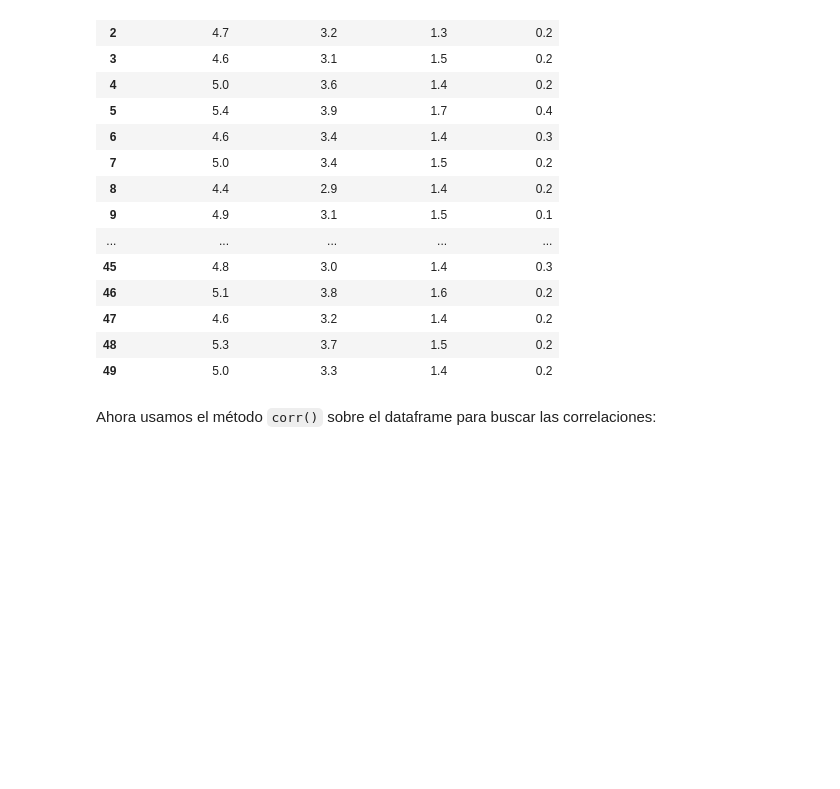
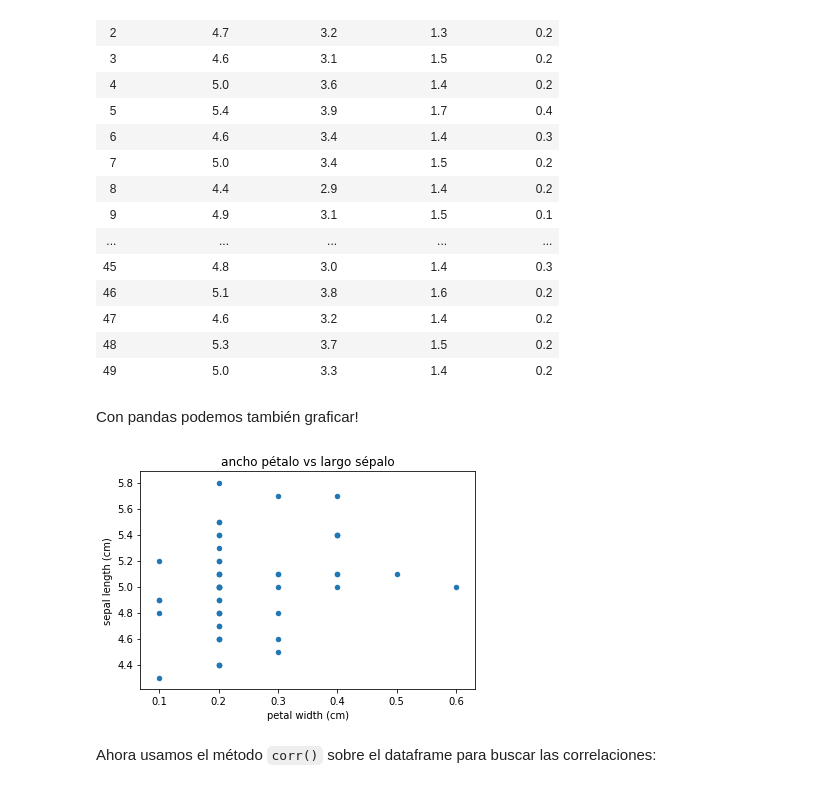
Before and after one commit to IIC2413/Syllabus-2020-2, a Jupyter notebook: Notebooks/DataScience/Correlacion_Regresion.ipynb, the cells around one changed output. Cells and saved outputs as stored; diff of their text form; code cells hidden in the pictures; blank space fills up the shorter version.

```diff
--- a/Notebooks/DataScience/Correlacion_Regresion.ipynb
+++ b/Notebooks/DataScience/Correlacion_Regresion.ipynb
@@ -182,6 +182,14 @@ df_setosa
 | 47 | 4.6 | 3.2 | 1.4 | 0.2 |
 | 48 | 5.3 | 3.7 | 1.5 | 0.2 |
 | 49 | 5.0 | 3.3 | 1.4 | 0.2 |
+# %% [markdown]
+Con pandas podemos también graficar!
+# %%
+df_setosa.plot.scatter(x='petal width (cm)', y='sepal length (cm)', title= "ancho pétalo vs largo sépalo");
+
+plt.show(block=True);
+# %% [output]
+[figure, added]
 # %% [markdown]
 Ahora usamos el método `corr()` sobre el dataframe para buscar las correlaciones:
 # %%
```
